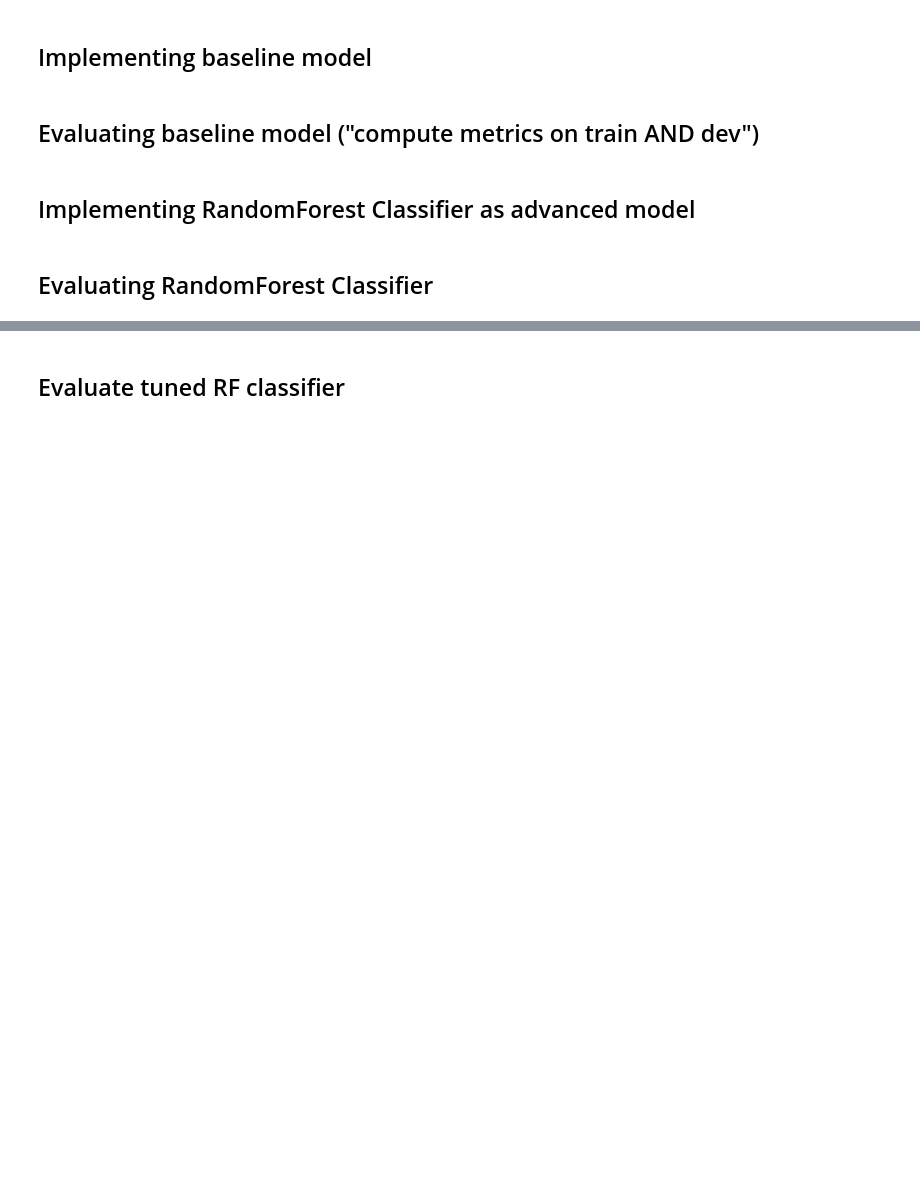
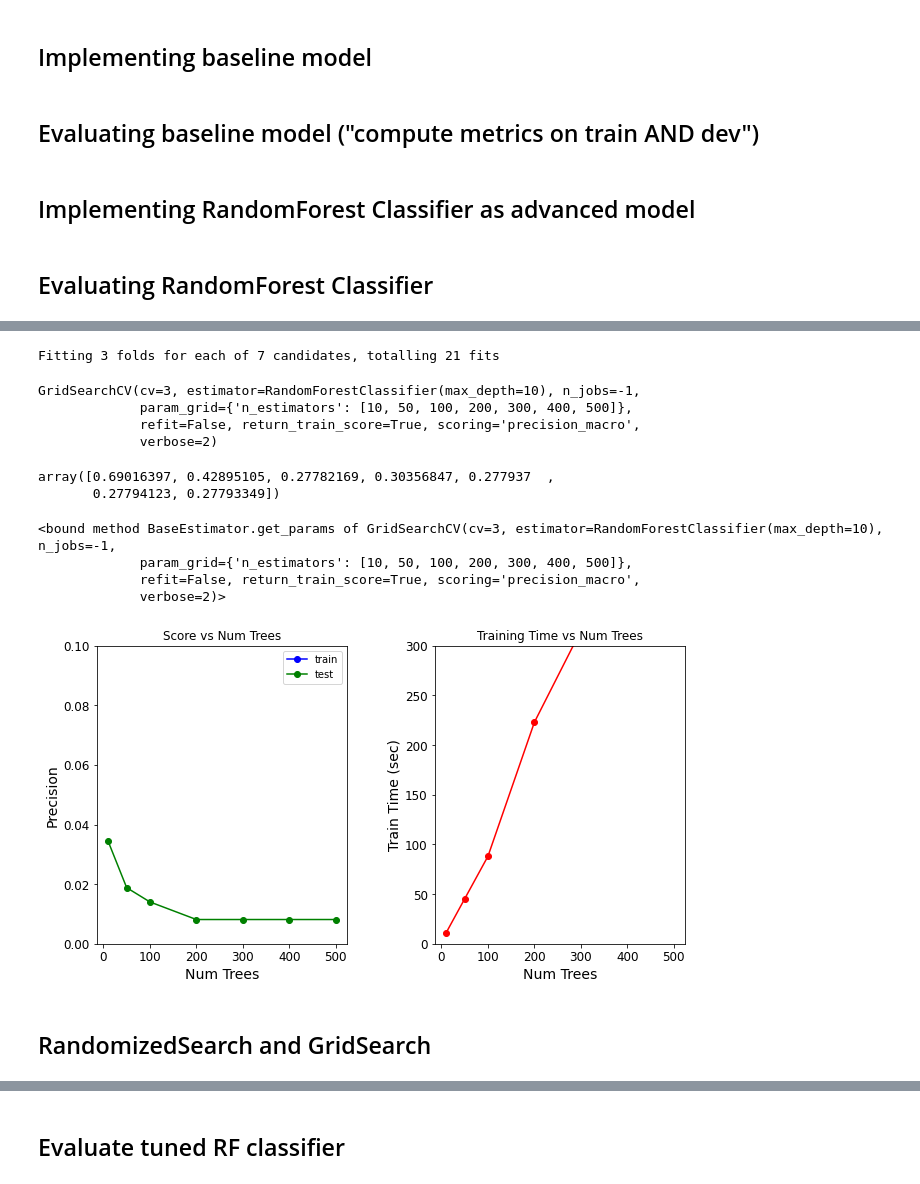
Before and after one commit to Whale-way/happy-whale, a Jupyter notebook: Classification_v3.ipynb, the cells around one changed output, grey strips where cells are left out. Drawn from its saved outputs; the diff is of its cells as text; code cells hidden in the pictures; blank space fills up the shorter version.

Commit message:
speed improvements and figures

```diff
--- a/Classification_v3.ipynb
+++ b/Classification_v3.ipynb
@@ -53,7 +54,7 @@ full_data_switch_on = True # if the full data set should be used, this switch ne
 ROOT_PATH_DATA = "input/04_cleaned/"
 
 # where to save figures
-ROOT_PATH_FIG = "output/ml_models/01_figures"
+ROOT_PATH_FIG = "output/ml_models/01_figures/"
 os.makedirs(ROOT_PATH_FIG, exist_ok=True)
 
 # where to save output
@@ -352,5 +403,75 @@ store_conf_matrix(fig, "RandomForest")
 # %%
 from sklearn.model_selection import GridSearchCV, RandomizedSearchCV
+# %%
+# Perform Grid-Search Search
+
+
+randomized_search = GridSearchCV(estimator = RandomForestClassifier(max_depth=10),
+                           param_grid = {'n_estimators':[10,50,100,200,300,400,500]},
+                           cv = 3,
+                           scoring= "precision_macro",
+                           refit = False,
+                           n_jobs = -1,
+                           verbose = 2,
+                           return_train_score = True)
+
+randomized_search.fit(img_data_train, labels_train)
+# %% [output]
+Fitting 3 folds for each of 7 candidates, totalling 21 fits
+GridSearchCV(cv=3, estimator=RandomForestClassifier(max_depth=10), n_jobs=-1,
+             param_grid={'n_estimators': [10, 50, 100, 200, 300, 400, 500]},
+             refit=False, return_train_score=True, scoring='precision_macro',
+             verbose=2)
+# %%
+def plot_results(model, param = 'n_estimators', name = 'Num Trees'):
+    param_name = 'param_%s' % param
+
+    # Extract information from the cross validation model
+    train_scores = model.cv_results_['mean_train_score']
+    test_scores = model.cv_results_['mean_test_score']
+    train_time = model.cv_results_['mean_fit_time']
+    param_values = list(model.cv_results_[param_name])
+
+    # Plot the scores over the parameter
+    plt.subplots(1, 2, figsize=(10, 6))
+    plt.subplot(121)
+    plt.plot(param_values, train_scores, 'bo-', label = 'train')
+    plt.plot(param_values, test_scores, 'go-', label = 'test')
+    plt.ylim(ymin = 0, ymax = 0.1)
+    plt.legend()
+    plt.xlabel(name)
+    plt.ylabel('Precision')
+    plt.title('Score vs %s' % name)
+
+    plt.subplot(122)
+    plt.plot(param_values, train_time, 'ro-')
+    plt.ylim(ymin = 0.0, ymax = 300)
+    plt.xlabel(name)
+    plt.ylabel('Train Time (sec)')
+    plt.title('Training Time vs %s' % name)
+
+
+    plt.tight_layout(pad = 4)
+
+    plt.savefig(ROOT_PATH_FIG + "learning_curve_RF" + ".jpg")
+# %%
+randomized_search.cv_results_["mean_train_score"]
+# %% [output]
+array([0.69016397, 0.42895105, 0.27782169, 0.30356847, 0.277937  ,
+       0.27794123, 0.27793349])
+# %%
+randomized_search.get_params
+# %% [output]
+<bound method BaseEstimator.get_params of GridSearchCV(cv=3, estimator=RandomForestClassifier(max_depth=10), n_jobs=-1,
+             param_grid={'n_estimators': [10, 50, 100, 200, 300, 400, 500]},
+             refit=False, return_train_score=True, scoring='precision_macro',
+             verbose=2)>
+# %%
+plot_results(randomized_search)
+# %% [output]
+[figure, added]
+# %% [markdown]
+## RandomizedSearch and GridSearch
 # %%
 # Selecting Parameters of Random Forest Classifier for Grid Search
 
```
Also changed, not shown: parts of 88 cells of this notebook, 10 other files.
